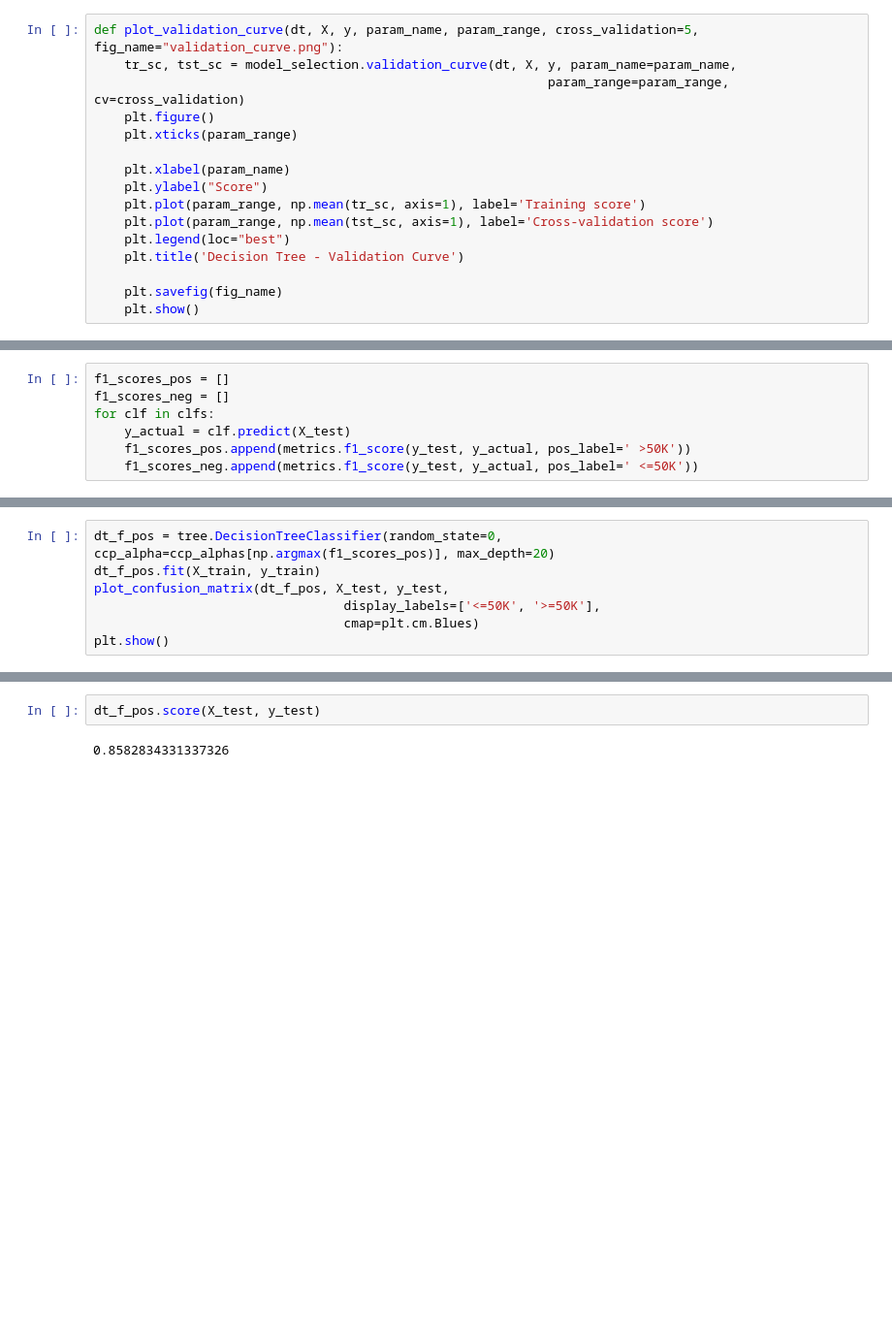
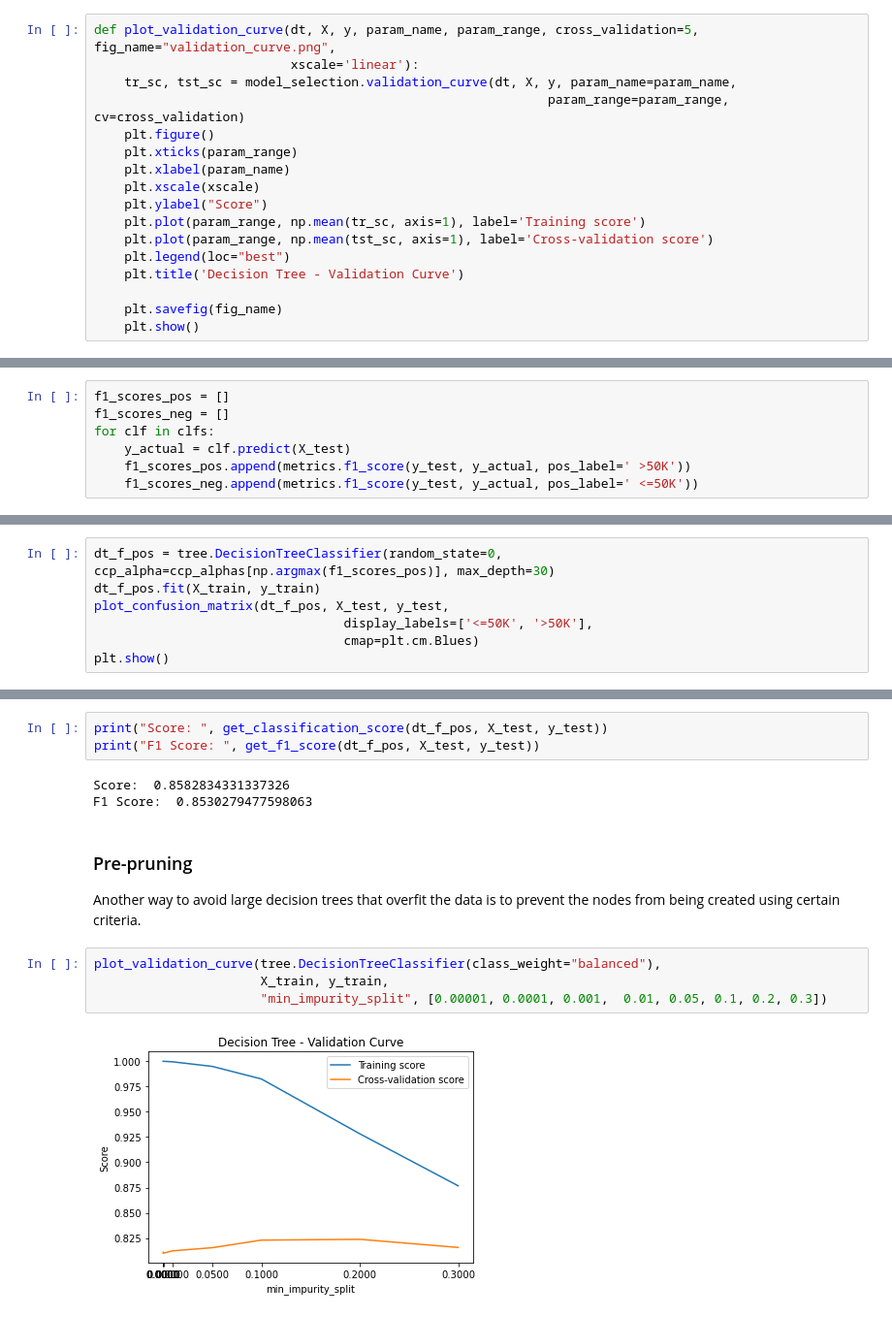
Before and after one commit to prasannspv/Machine-Learning-Notebooks, a Jupyter notebook: Assignment 1/Decision Trees.ipynb, the cells around one changed output, grey strips where cells are left out. Shown: that part at 97% size. Saved outputs shown, nothing was run; the diff lists cells and outputs as text; blank space fills up the shorter version.

```diff
--- a/Assignment 1/Decision Trees.ipynb
+++ b/Assignment 1/Decision Trees.ipynb
@@ -37,13 +37,14 @@ def prune(dt, X, y):
 
 The following method builds a validation curve for a decision tree classification model based on a set of model and hyperparameter values.
 # %%
-def plot_validation_curve(dt, X, y, param_name, param_range, cross_validation=5, fig_name="validation_curve.png"):
+def plot_validation_curve(dt, X, y, param_name, param_range, cross_validation=5, fig_name="validation_curve.png",
+                          xscale='linear'):
     tr_sc, tst_sc = model_selection.validation_curve(dt, X, y, param_name=param_name,
                                                             param_range=param_range, cv=cross_validation)
     plt.figure()
     plt.xticks(param_range)
-
     plt.xlabel(param_name)
+    plt.xscale(xscale)
     plt.ylabel("Score")
     plt.plot(param_range, np.mean(tr_sc, axis=1), label='Training score')
     plt.plot(param_range, np.mean(tst_sc, axis=1), label='Cross-validation score')
@@ -212,8 +221,8 @@ ax.legend()
 # %%
-dt_f_pos = tree.DecisionTreeClassifier(random_state=0, ccp_alpha=ccp_alphas[np.argmax(f1_scores_pos)], max_depth=20)
+dt_f_pos = tree.DecisionTreeClassifier(random_state=0, ccp_alpha=ccp_alphas[np.argmax(f1_scores_pos)], max_depth=30)
 dt_f_pos.fit(X_train, y_train)
 plot_confusion_matrix(dt_f_pos, X_test, y_test,
-                                 display_labels=['<=50K', '>=50K'],
+                                 display_labels=['<=50K', '>50K'],
                                  cmap=plt.cm.Blues)
 plt.show()
 # %% [output]
@@ -221,4 +230,15 @@ plt.show()
-# %%
-dt_f_pos.score(X_test, y_test)
-# %% [output]
-0.8582834331337326
+# %%
+print("Score: ", get_classification_score(dt_f_pos, X_test, y_test))
+print("F1 Score: ", get_f1_score(dt_f_pos, X_test, y_test))
+# %% [output]
+Score:  0.8582834331337326
+F1 Score:  0.8530279477598063
+# %% [markdown]
+### Pre-pruning
+Another way to avoid large decision trees that overfit the data is to prevent the nodes from being created using certain criteria.
+# %%
+plot_validation_curve(tree.DecisionTreeClassifier(class_weight="balanced"),
+                      X_train, y_train,
+                      "min_impurity_split", [0.00001, 0.0001, 0.001,  0.01, 0.05, 0.1, 0.2, 0.3])
+# %% [output]
+[figure, added]
```
Also changed, not shown: parts of 31 cells of this notebook, 1 other file.
